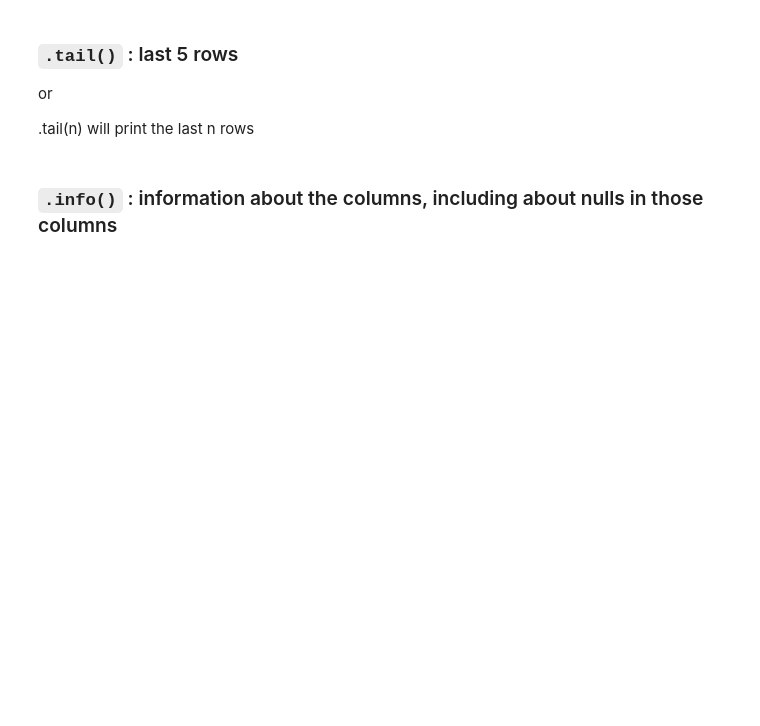
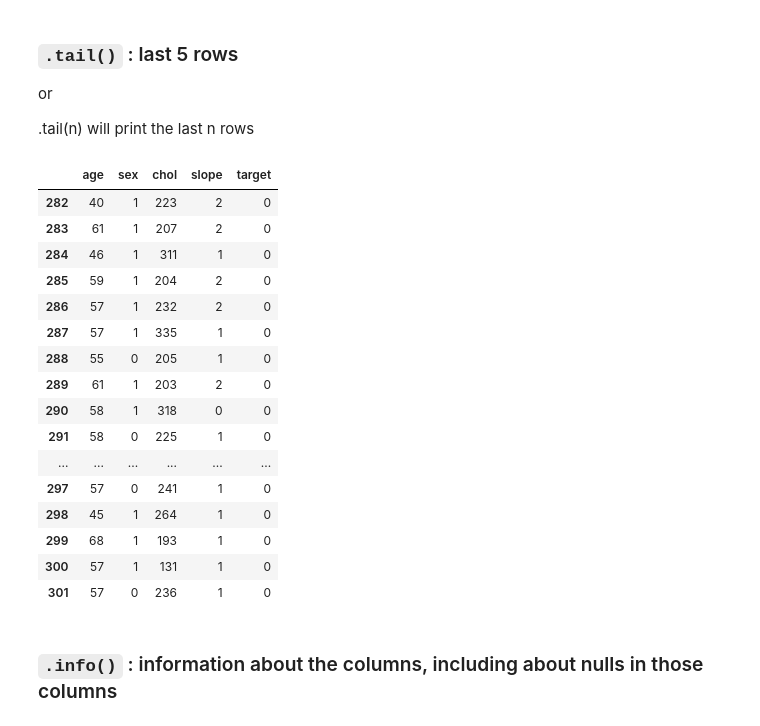
Before and after one commit to jgirlsdad/MIM-2023-Winter, a Jupyter notebook: Python/Lessons/lessons-pandas-dataframes.ipynb, the cells around one changed output. Drawn from its saved outputs; the diff is of its cells as text; code cells hidden in the pictures; blank space fills up the shorter version.

```diff
--- a/Python/Lessons/lessons-pandas-dataframes.ipynb
+++ b/Python/Lessons/lessons-pandas-dataframes.ipynb
@@ -133,7 +177,25 @@ heart_df.head()
 <p>or&nbsp;</p>
 <p>.tail(n) will print the last n rows</p>
 # %%
-heart_df.tail(0)
+heart_df.tail(20)
+# %% [output]
+|  | age | sex | chol | slope | target |
+| 282 | 40 | 1 | 223 | 2 | 0 |
+| 283 | 61 | 1 | 207 | 2 | 0 |
+| 284 | 46 | 1 | 311 | 1 | 0 |
+| 285 | 59 | 1 | 204 | 2 | 0 |
+| 286 | 57 | 1 | 232 | 2 | 0 |
+| 287 | 57 | 1 | 335 | 1 | 0 |
+| 288 | 55 | 0 | 205 | 1 | 0 |
+| 289 | 61 | 1 | 203 | 2 | 0 |
+| 290 | 58 | 1 | 318 | 0 | 0 |
+| 291 | 58 | 0 | 225 | 1 | 0 |
+| ... | ... | ... | ... | ... | ... |
+| 297 | 57 | 0 | 241 | 1 | 0 |
+| 298 | 45 | 1 | 264 | 1 | 0 |
+| 299 | 68 | 1 | 193 | 1 | 0 |
+| 300 | 57 | 1 | 131 | 1 | 0 |
+| 301 | 57 | 0 | 236 | 1 | 0 |
 # %% [markdown]
 ### `.info()` : information about the columns, including about nulls in those columns
 # %%
```
Also changed, not shown: parts of 71 cells of this notebook, 16 other files.
